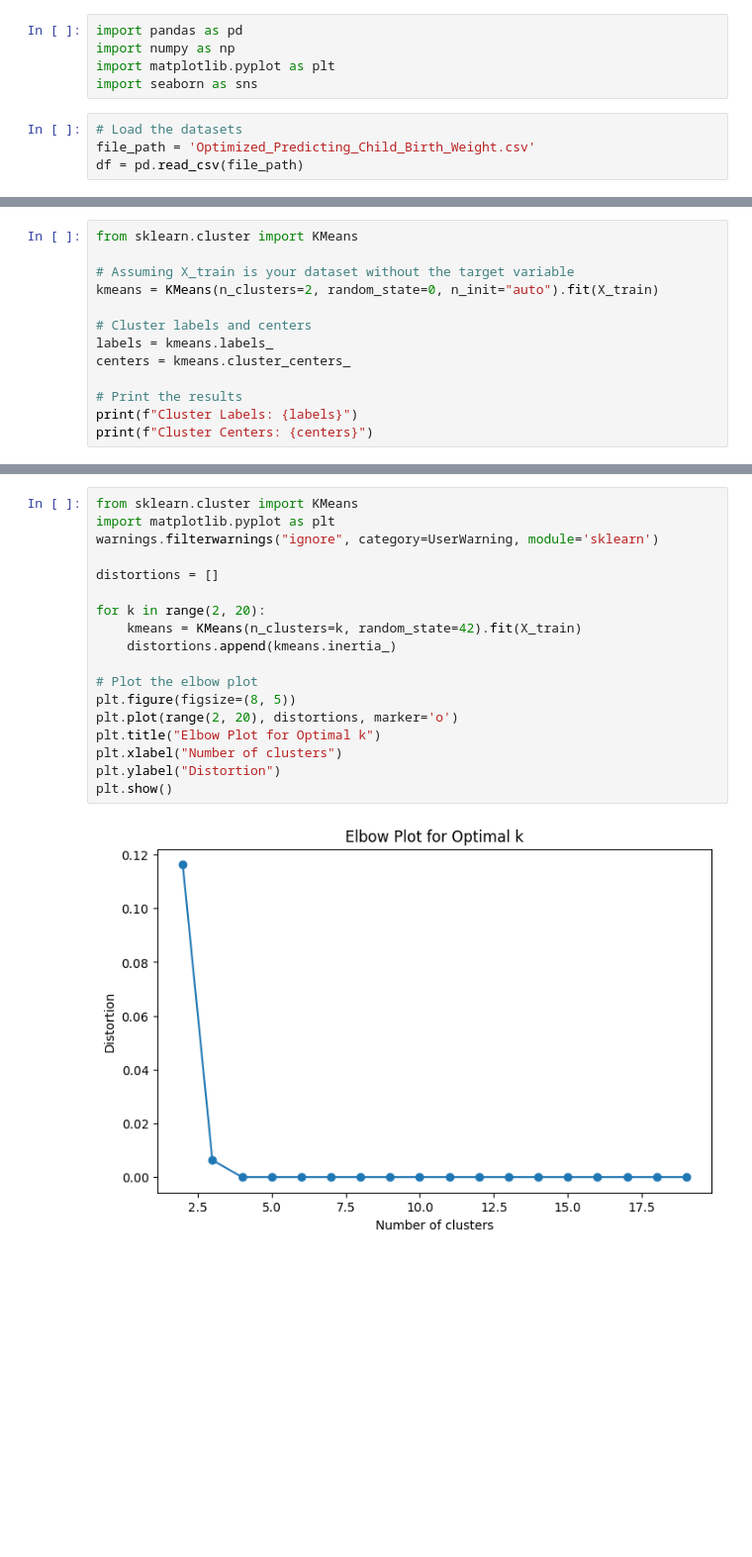
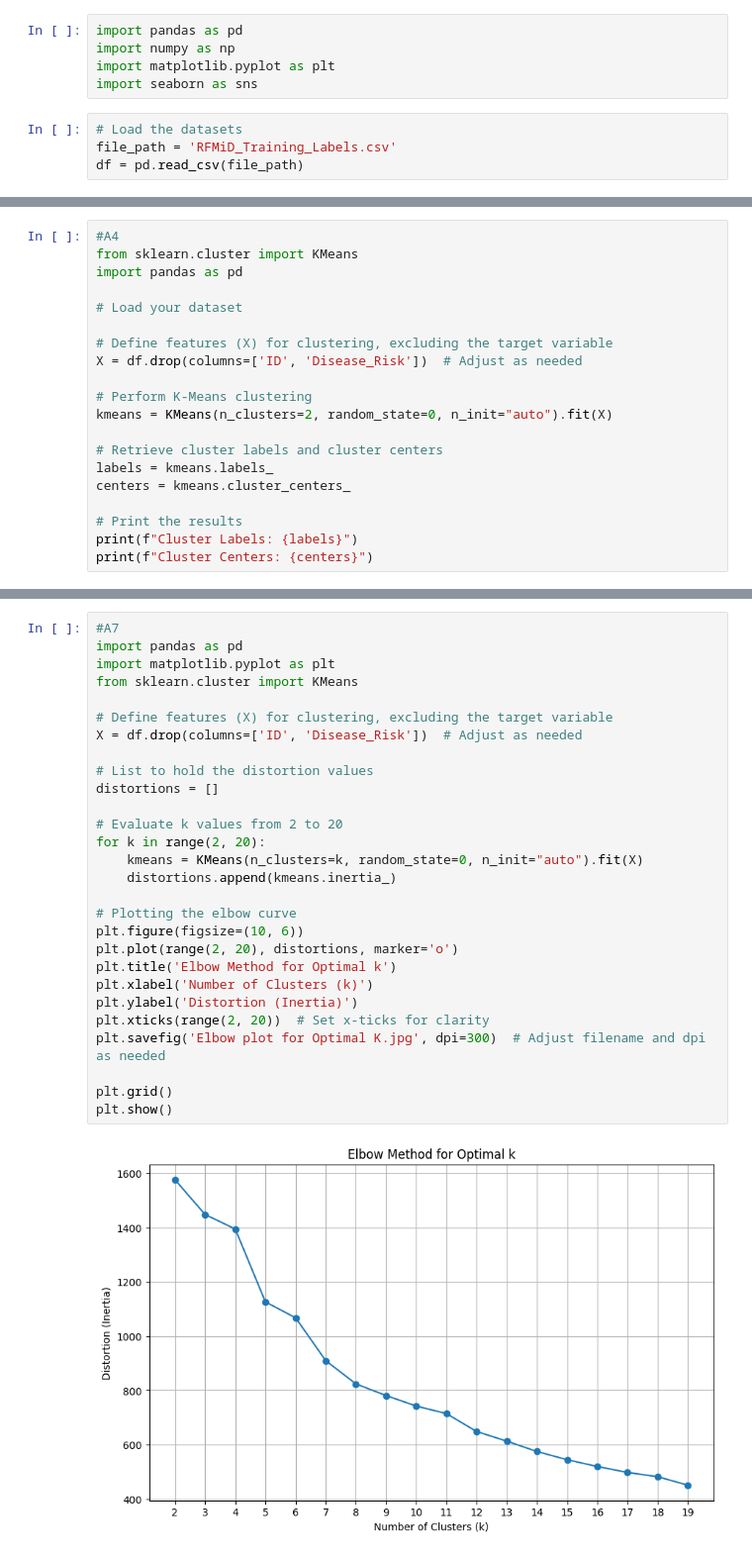
Before and after one commit to durupudiruthvika/Machine-Learning-Lab05, a Jupyter notebook: Lab05.ipynb, the cells around one changed output, grey strips where cells are left out. Shown at 99% size. Cells and saved outputs as stored; diff of their text form; blank space fills up the shorter version.

```diff
--- a/Lab05.ipynb
+++ b/Lab05.ipynb
@@ -5,6 +5,6 @@ import matplotlib.pyplot as plt
 import seaborn as sns
 # %%
 # Load the datasets
-file_path = 'Optimized_Predicting_Child_Birth_Weight.csv'
+file_path = 'RFMiD_Training_Labels.csv'
 df = pd.read_csv(file_path)
 # %%
@@ -126,10 +213,17 @@ R2 Score: -0.0011974940219798835
 # %%
+#A4
 from sklearn.cluster import KMeans
+import pandas as pd
 
-# Assuming X_train is your dataset without the target variable
-kmeans = KMeans(n_clusters=2, random_state=0, n_init="auto").fit(X_train)
+# Load your dataset
 
-# Cluster labels and centers
+# Define features (X) for clustering, excluding the target variable
+X = df.drop(columns=['ID', 'Disease_Risk'])  # Adjust as needed
+
+# Perform K-Means clustering
+kmeans = KMeans(n_clusters=2, random_state=0, n_init="auto").fit(X)
+
+# Retrieve cluster labels and cluster centers
 labels = kmeans.labels_
 centers = kmeans.cluster_centers_
 
@@ -221,20 +318,30 @@ plt.show()
 # %%
+#A7
+import pandas as pd
+import matplotlib.pyplot as plt
 from sklearn.cluster import KMeans
-import matplotlib.pyplot as plt
-warnings.filterwarnings("ignore", category=UserWarning, module='sklearn')
 
+# Define features (X) for clustering, excluding the target variable
+X = df.drop(columns=['ID', 'Disease_Risk'])  # Adjust as needed
+
+# List to hold the distortion values
 distortions = []
 
+# Evaluate k values from 2 to 20
 for k in range(2, 20):
-    kmeans = KMeans(n_clusters=k, random_state=42).fit(X_train)
+    kmeans = KMeans(n_clusters=k, random_state=0, n_init="auto").fit(X)
     distortions.append(kmeans.inertia_)
 
-# Plot the elbow plot
-plt.figure(figsize=(8, 5))
+# Plotting the elbow curve
+plt.figure(figsize=(10, 6))
 plt.plot(range(2, 20), distortions, marker='o')
-plt.title("Elbow Plot for Optimal k")
-plt.xlabel("Number of clusters")
-plt.ylabel("Distortion")
+plt.title('Elbow Method for Optimal k')
+plt.xlabel('Number of Clusters (k)')
+plt.ylabel('Distortion (Inertia)')
+plt.xticks(range(2, 20))  # Set x-ticks for clarity
+plt.savefig('Elbow plot for Optimal K.jpg', dpi=300)  # Adjust filename and dpi as needed
+
+plt.grid()
 plt.show()
 # %% [output]
-[figure, old version]
+[figure, new version]
```
Also changed, not shown: parts of 6 cells of this notebook.
